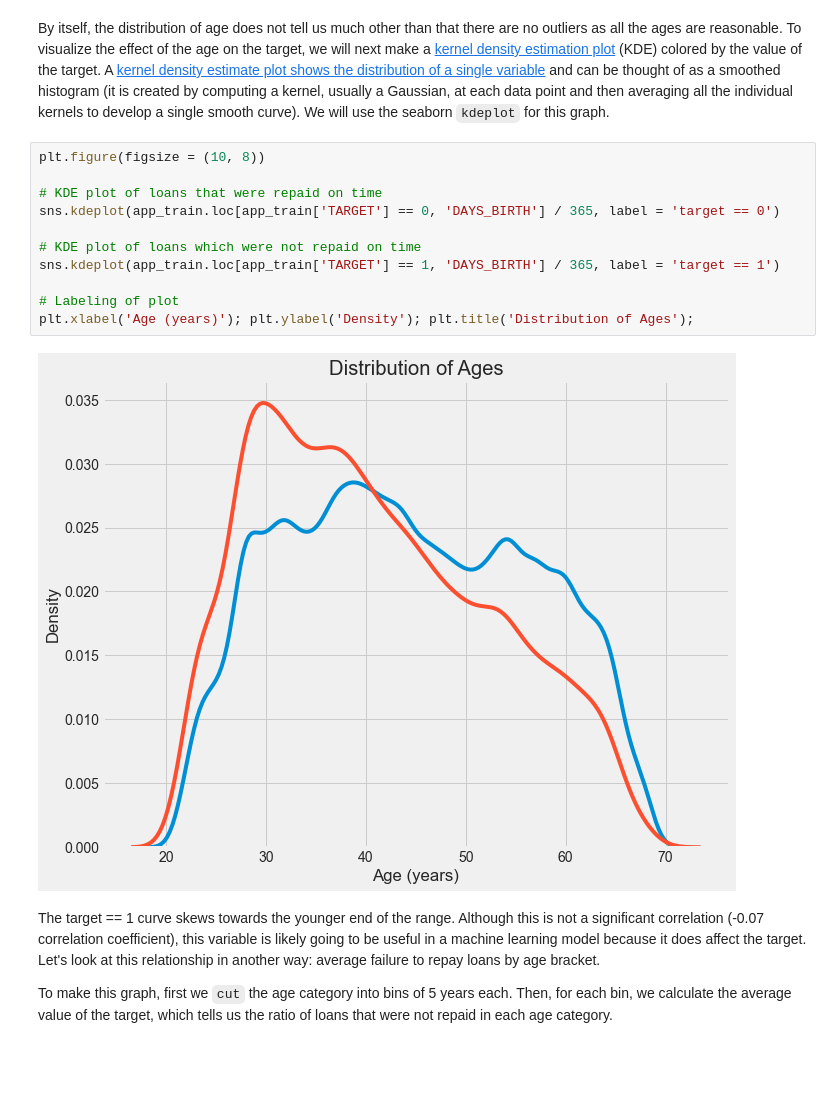
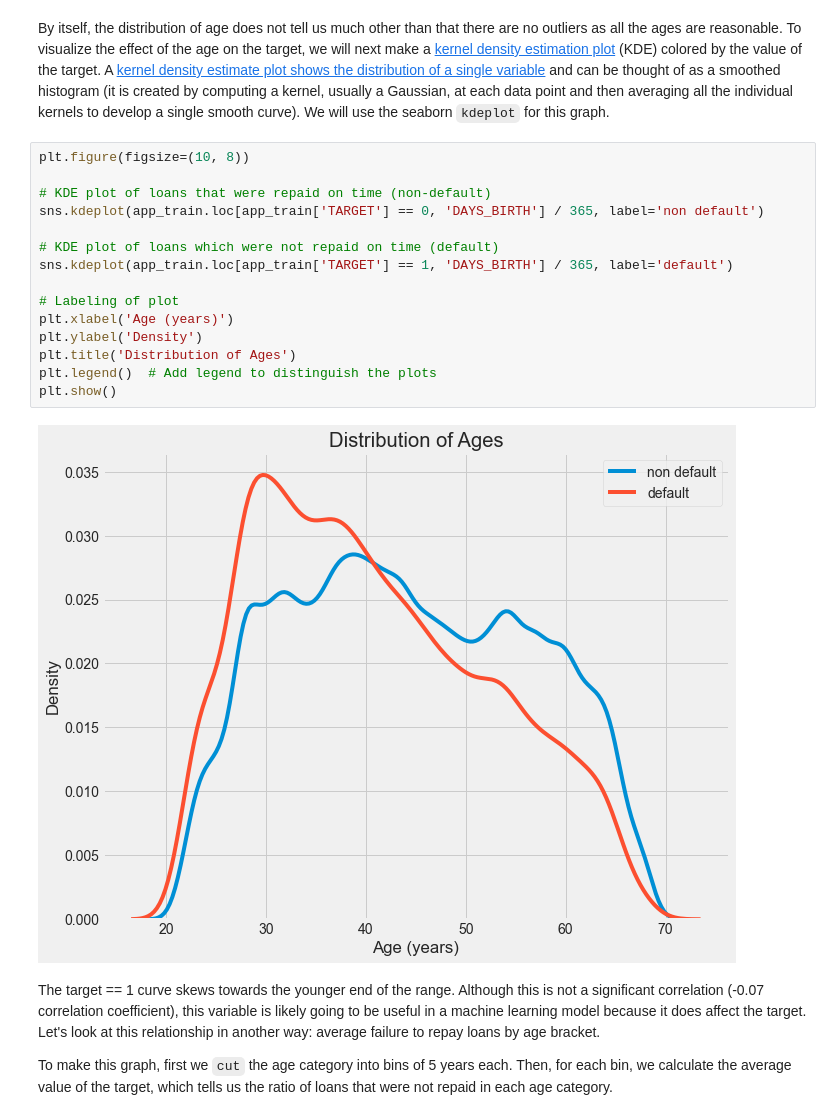
Before and after one commit to preudh/OC_IA_P4_Build_a_scoring_model, a Jupyter notebook: notebooks/Preudhomme_Patrice_notebook_analyse_exploratoire_feature_enginering_062024.ipynb, the cells around one changed output. Saved outputs shown, nothing was run; the diff lists cells and outputs as text; blank space fills up the shorter version.

```diff
--- a/notebooks/Preudhomme_Patrice_notebook_analyse_exploratoire_feature_enginering_062024.ipynb
+++ b/notebooks/Preudhomme_Patrice_notebook_analyse_exploratoire_feature_enginering_062024.ipynb
@@ -534,18 +537,22 @@ plt.title('Age of Client'); plt.xlabel('Age (years)'); plt.ylabel('Count');
 # %% [markdown]
 By itself, the distribution of age does not tell us much other than that there are no outliers as all the ages are reasonable. To visualize the effect of the age on the target, we will next make a [kernel density estimation plot](https://en.wikipedia.org/wiki/Kernel_density_estimation) (KDE) colored by the value of the target. A [kernel density estimate plot shows the distribution of a single variable](https://chemicalstatistician.wordpress.com/2013/06/09/exploratory-data-analysis-kernel-density-estimation-in-r-on-ozone-pollution-data-in-new-york-and-ozonopolis/) and can be thought of as a smoothed histogram (it is created by computing a kernel, usually a Gaussian, at each data point and then averaging all the individual kernels to develop a single smooth curve). We will use the seaborn `kdeplot` for this graph.
 # %%
-plt.figure(figsize = (10, 8))
+plt.figure(figsize=(10, 8))
 
-# KDE plot of loans that were repaid on time
-sns.kdeplot(app_train.loc[app_train['TARGET'] == 0, 'DAYS_BIRTH'] / 365, label = 'target == 0')
+# KDE plot of loans that were repaid on time (non-default)
+sns.kdeplot(app_train.loc[app_train['TARGET'] == 0, 'DAYS_BIRTH'] / 365, label='non default')
 
-# KDE plot of loans which were not repaid on time
-sns.kdeplot(app_train.loc[app_train['TARGET'] == 1, 'DAYS_BIRTH'] / 365, label = 'target == 1')
+# KDE plot of loans which were not repaid on time (default)
+sns.kdeplot(app_train.loc[app_train['TARGET'] == 1, 'DAYS_BIRTH'] / 365, label='default')
 
 # Labeling of plot
-plt.xlabel('Age (years)'); plt.ylabel('Density'); plt.title('Distribution of Ages');
+plt.xlabel('Age (years)')
+plt.ylabel('Density')
+plt.title('Distribution of Ages')
+plt.legend()  # Add legend to distinguish the plots
+plt.show()
 # %% [output]
-[figure, old version]
+[figure, new version]
 # %% [markdown]
 The target == 1 curve skews towards the younger end of the range. Although this is not a significant correlation (-0.07 correlation coefficient), this variable is likely going to be useful in a machine learning model because it does affect the target. Let's look at this relationship in another way: average failure to repay loans by age bracket.
 
```
Also changed, not shown: parts of 8 cells of this notebook.
